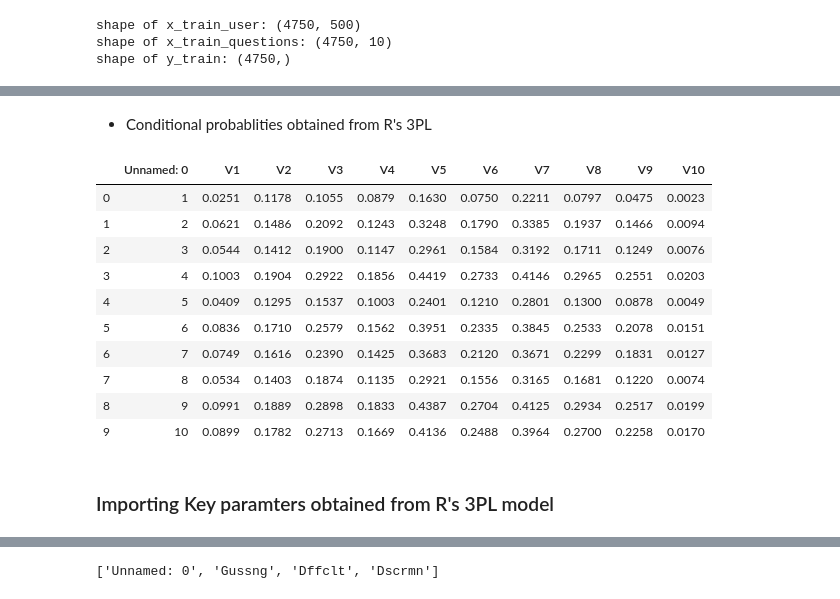
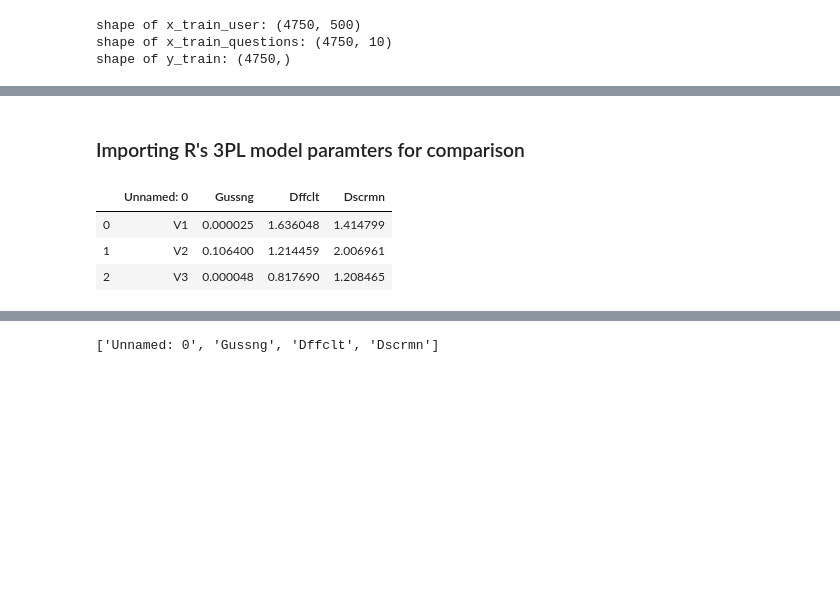
Before and after one commit to mlsquare/cook-imly, a Jupyter notebook: Notebooks/irt/3pl_models_plots.ipynb, the cells around one changed output, grey strips where cells are left out. Cells and saved outputs as stored; diff of their text form; code cells hidden in the pictures; blank space fills up the shorter version.

```diff
--- a/Notebooks/irt/3pl_models_plots.ipynb
+++ b/Notebooks/irt/3pl_models_plots.ipynb
@@ -272,19 +270,10 @@ n, bins, patches = plt.hist(x=latent_trait_parameters, bins='auto', color='#0504
 # %% [markdown]
-* Conditional probablities obtained from R's 3PL
+### Importing R's 3PL model paramters for comparison
 # %%
-con_prob_r= pd.read_csv('cond_vals.csv')
-con_prob_r.head(10)
+coeff = pd.read_csv('coeffs.csv')
+coeff.head(3)
 # %% [output]
-|  | Unnamed: 0 | V1 | V2 | V3 | V4 | V5 | V6 | V7 | V8 | V9 | V10 |
-| 0 | 1 | 0.0251 | 0.1178 | 0.1055 | 0.0879 | 0.1630 | 0.0750 | 0.2211 | 0.0797 | 0.0475 | 0.0023 |
-| 1 | 2 | 0.0621 | 0.1486 | 0.2092 | 0.1243 | 0.3248 | 0.1790 | 0.3385 | 0.1937 | 0.1466 | 0.0094 |
-| 2 | 3 | 0.0544 | 0.1412 | 0.1900 | 0.1147 | 0.2961 | 0.1584 | 0.3192 | 0.1711 | 0.1249 | 0.0076 |
-| 3 | 4 | 0.1003 | 0.1904 | 0.2922 | 0.1856 | 0.4419 | 0.2733 | 0.4146 | 0.2965 | 0.2551 | 0.0203 |
-| 4 | 5 | 0.0409 | 0.1295 | 0.1537 | 0.1003 | 0.2401 | 0.1210 | 0.2801 | 0.1300 | 0.0878 | 0.0049 |
-| 5 | 6 | 0.0836 | 0.1710 | 0.2579 | 0.1562 | 0.3951 | 0.2335 | 0.3845 | 0.2533 | 0.2078 | 0.0151 |
-| 6 | 7 | 0.0749 | 0.1616 | 0.2390 | 0.1425 | 0.3683 | 0.2120 | 0.3671 | 0.2299 | 0.1831 | 0.0127 |
-| 7 | 8 | 0.0534 | 0.1403 | 0.1874 | 0.1135 | 0.2921 | 0.1556 | 0.3165 | 0.1681 | 0.1220 | 0.0074 |
-| 8 | 9 | 0.0991 | 0.1889 | 0.2898 | 0.1833 | 0.4387 | 0.2704 | 0.4125 | 0.2934 | 0.2517 | 0.0199 |
-| 9 | 10 | 0.0899 | 0.1782 | 0.2713 | 0.1669 | 0.4136 | 0.2488 | 0.3964 | 0.2700 | 0.2258 | 0.0170 |
+|  | Unnamed: 0 | Gussng | Dffclt | Dscrmn |
+| 0 | V1 | 0.000025 | 1.636048 | 1.414799 |
+| 1 | V2 | 0.106400 | 1.214459 | 2.006961 |
+| 2 | V3 | 0.000048 | 0.817690 | 1.208465 |
-# %% [markdown]
-### Importing Key paramters obtained from R's 3PL model
```
Also changed, not shown: parts of 92 cells of this notebook.
